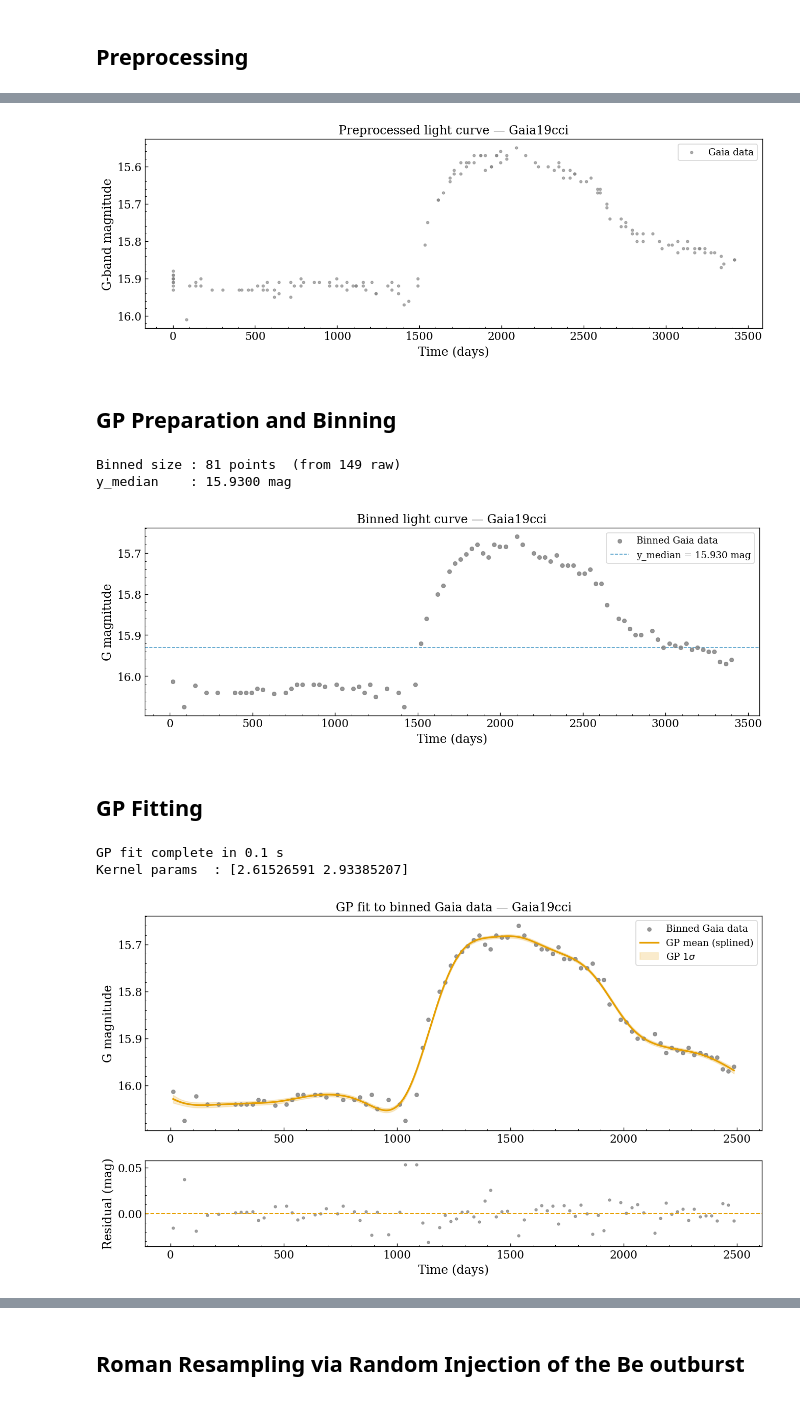
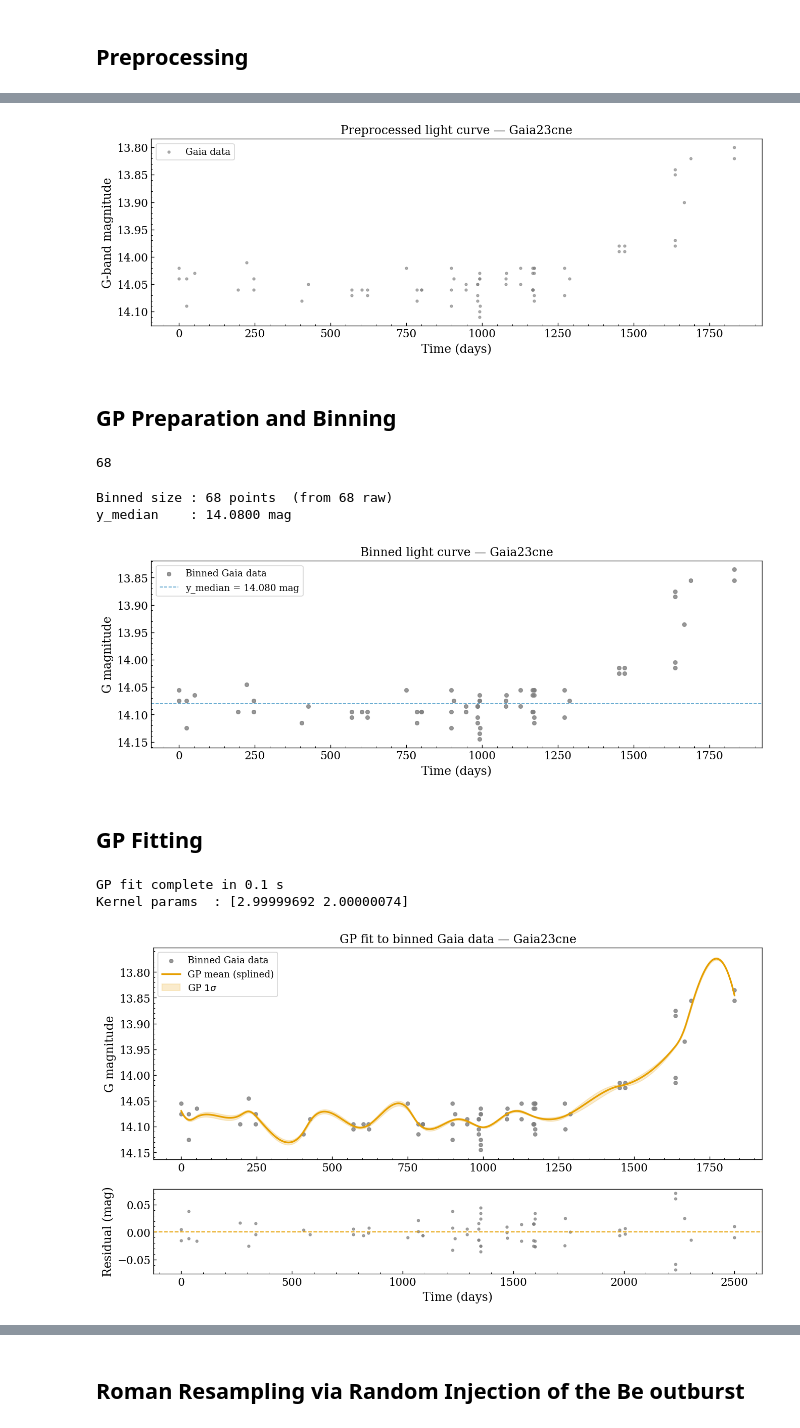
Before and after one commit to Somayeh91/Roman_lc_gen, a Jupyter notebook: demo_be_star_pipeline.ipynb, the cells around one changed output, grey strips where cells are left out. Saved outputs shown, nothing was run; the diff lists cells and outputs as text; code cells hidden in the pictures.

Commit message:
added Be stars, added paper plot

```diff
--- a/demo_be_star_pipeline.ipynb
+++ b/demo_be_star_pipeline.ipynb
@@ -101,7 +101,7 @@ lc_list = sorted(glob(DATA_PATH + '*.csv'))
 print(f"Found {len(lc_list)} light curve files.")
 
 # Select a single demo source
-demo_path = lc_list[3]
+demo_path = DATA_PATH+'Gaia23cne.csv' #lc_list[17]
 demo_id   = Path(demo_path).stem
 print(f"Demo source   : {demo_id}")
 # %% [output]
@@ -188,18 +188,25 @@ ax.set_title(f'Preprocessed light curve — {demo_id}')
 ax.legend()
 ax.xaxis.set_minor_locator(AutoMinorLocator())
 # %% [output]
-[figure, old version]
+[figure, new version]
 # %% [markdown]
 ## GP Preparation and Binning
+# %%
+len(df_modified)
+# %% [output]
+68
 # %%
 # Initialise GP and build multi-phase input array
+
+info[TP]['gp_opt_s_param'] = 0
+
 gp = prep_gp(info[TP], period)
 
 x, y, e = prep_input(df_modified, TP, period, info[TP], Roman_max_short_time)
 # %%
 # Bin the data to reduce GP matrix size
 
-if len(x) > 100:
+if len(x) > 130:
     info[TP]['fit_binned'] = True
     x_binned, y_binned, e_binned, regular_sampling_fit = binning_data(
         x, y, e, info[TP], n_bins=100
@@ -221,8 +228,8 @@ y_median = np.percentile(y, 90)   # use 90th-percentile as baseline (faintest ty
 print(f"Binned size : {len(x_binned)} points  (from {len(x)} raw)")
 print(f"y_median    : {y_median:.4f} mag")
 # %% [output]
-Binned size : 81 points  (from 149 raw)
-y_median    : 15.9300 mag
+Binned size : 68 points  (from 68 raw)
+y_median    : 14.0800 mag
 # %%
 # Binned light curve
 fig, ax = plt.subplots(figsize=(13, 4))
@@ -239,20 +246,20 @@ ax.set_title(f'Binned light curve — {demo_id}')
 ax.legend()
 ax.xaxis.set_minor_locator(AutoMinorLocator())
 # %% [output]
-[figure, old version]
+[figure, new version]
 # %% [markdown]
 ## GP Fitting
 # %%
 # Fit GP to the binned data
 import time
-
+info[TP]['gp_opt_s_param'] = 4.5
 t0 = time.time()
 gp = fit_gp(x_binned, y_binned, e_binned, info[TP], gp)
 print(f"GP fit complete in {time.time() - t0:.1f} s")
 print(f"Kernel params  : {gp.kernel.parameter_vector}")
 # %% [output]
 GP fit complete in 0.1 s
-Kernel params  : [2.61526591 2.93385207]
+Kernel params  : [2.99999692 2.00000074]
 # %%
 # GP mean evaluated at binned data points
 
@@ -265,34 +272,35 @@ gp_std_binned               = np.sqrt(np.diag(cov_binned))
 sort_idx      = np.argsort(x_binned)
 cs_fit        = CubicSpline(x_binned[sort_idx], gp_y_binned_fit[sort_idx])
 cs_std        = CubicSpline(x_binned[sort_idx], gp_std_binned[sort_idx])
 x_display     = np.linspace(x_binned.min(), x_binned.max(), 800)
 y_display     = cs_fit(x_display)
 std_display   = np.abs(cs_std(x_display))
 
+
 fig, axes = plt.subplots(2, 1, figsize=(13, 7),
                          gridspec_kw={'height_ratios': [2.5, 1]})
 
 ax = axes[0]
-ax.scatter(x_binned * 500, y_binned + y_median,
+ax.scatter(x_binned * scale_factor, y_binned + y_median,
            s=18, alpha=0.8, color='grey', zorder=3, label='Binned Gaia data')
-ax.plot(x_display * 500, y_display + y_median,
+ax.plot(x_display * scale_factor, y_display + y_median,
         color=C1, lw=2.0, zorder=4, label='GP mean (splined)')
-ax.fill_between(x_display * 500,
+ax.fill_between(x_display * scale_factor,
                 y_display + y_median - std_display,
                 y_display + y_median + std_display,
                 color=C1, alpha=0.2, label=r'GP $1\sigma$')
 ax.invert_yaxis()
 ax.set_ylabel('G magnitude')
 ax.set_title(f'GP fit to binned Gaia data — {demo_id}')
 ax.legend()
 ax.xaxis.set_minor_locator(AutoMinorLocator())
 
 # Residuals
 resid = y_binned - gp_y_binned_fit
 axes[1].scatter(x_binned * 500, resid, s=8, alpha=0.7, color='grey')
 axes[1].axhline(0, color=C1, lw=1.2, ls='--')
 axes[1].set_xlabel('Time (days)')
 axes[1].set_ylabel('Residual (mag)')
 axes[1].xaxis.set_minor_locator(AutoMinorLocator())
 # %% [output]
-[figure, old version]
+[figure, new version]
```
Also changed, not shown: parts of 15 cells of this notebook, 9 other files.
